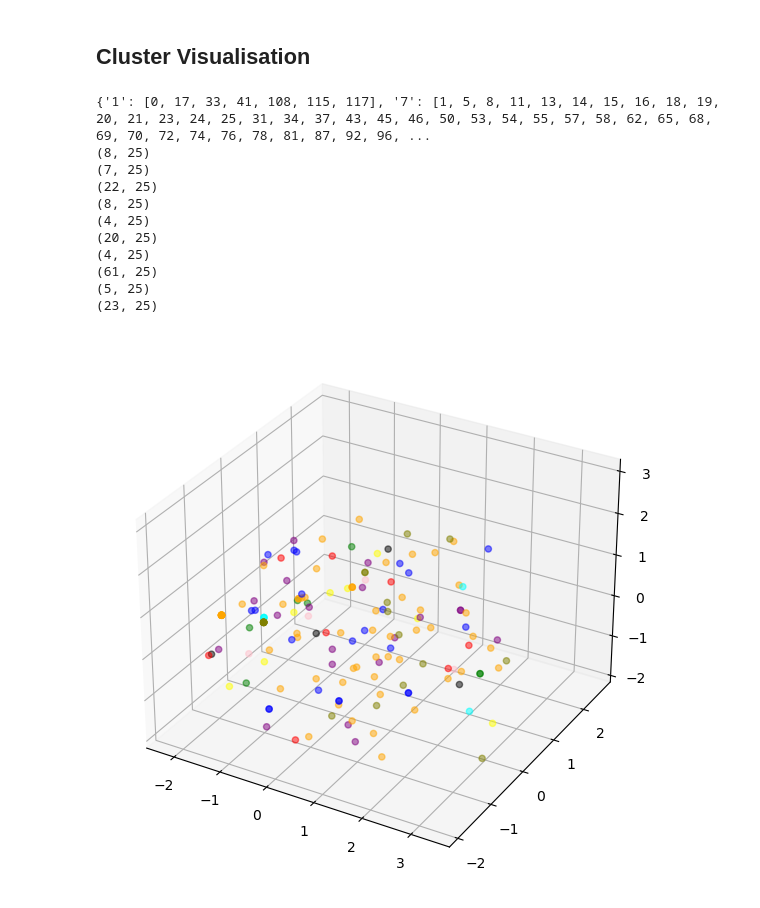
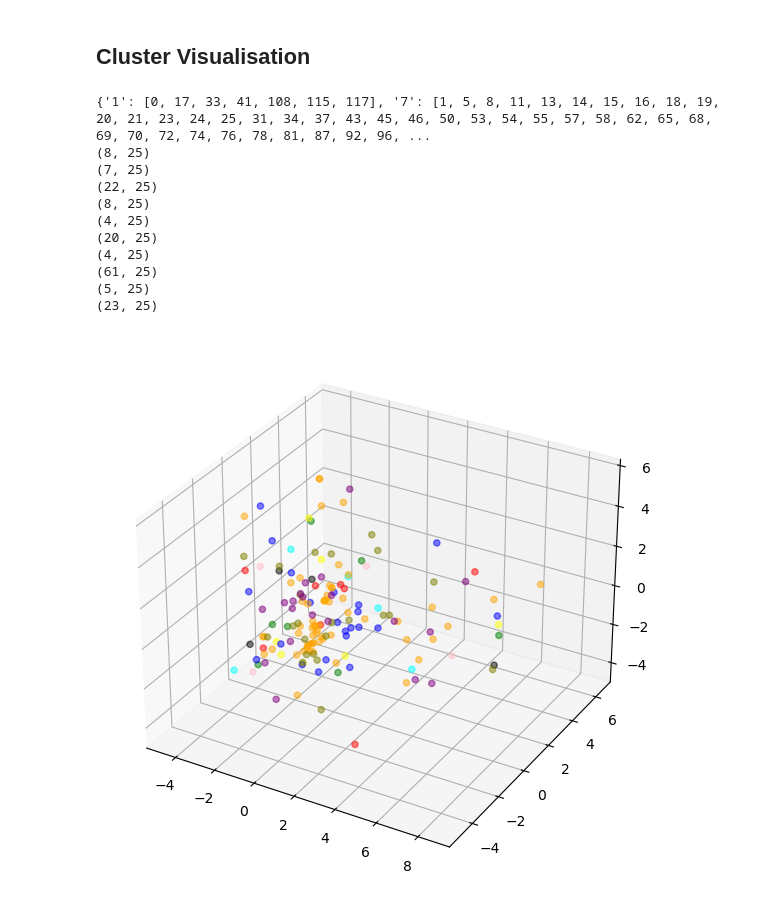
Before and after one commit to chinmayparekh/CourseRecSys, a Jupyter notebook: courseRecSys.ipynb, the cells around one changed output. Cells and saved outputs as stored; diff of their text form; code cells hidden in the pictures.

```diff
--- a/courseRecSys.ipynb
+++ b/courseRecSys.ipynb
@@ -507,35 +507,35 @@ PCA_components = []
 colours = ["red", "green", "blue", "yellow", "black", "purple", "pink", "orange", "cyan", "olive"]
 plt.figure(figsize = (20, 7))
 ax = plt.axes(projection ="3d")
 for k in range(10):
     # pand = pd.DataFrame(arr[np.array(cluster_dict[str(k)])], columns=courses)
     # print(arr[np.array(cluster_dict[str(k)])])
     print(df.loc[df.index.isin(cluster_dict[str(k)])].shape)
-    X_std = StandardScaler().fit_transform(df.loc[df.index.isin(cluster_dict[str(k)])][core_courses])
+    X_std = StandardScaler().fit_transform(df.loc[df.index.isin(cluster_dict[str(k)])])
     pca = PCA(n_components=3)
     principalComponents = pca.fit_transform(X_std)
     # Plot the explained variances
     features = range(pca.n_components_)
     # plt.bar(features, pca.explained_variance_ratio_, color="red")
     # plt.xlabel('PCA features')
     # plt.ylabel('variance %')
     # plt.xticks(features)
     # Save components to a DataFrame
     PCA_components = pd.DataFrame(principalComponents)
     ax.scatter3D(PCA_components[0], PCA_components[1],PCA_components[2], alpha=.5, color=colours[k])
 # %% [output]
 {'1': [0, 17, 33, 41, 108, 115, 117], '7': [1, 5, 8, 11, 13, 14, 15, 16, 18, 19, 20, 21, 23, 24, 25, 31, 34, 37, 43, 45, 46, 50, 53, 54, 55, 57, 58, 62, 65, 68, 69, 70, 72, 74, 76, 78, 81, 87, 92, 96, ...
 (8, 25)
 (7, 25)
 (22, 25)
 (8, 25)
 (4, 25)
 (20, 25)
 (4, 25)
 (61, 25)
 (5, 25)
 (23, 25)
-[figure, old version]
+[figure, new version]
 # %%
 ks = range(1, 10)
 inertias = []
```
Also changed, not shown: parts of 1 cell of this notebook, 1 other file.
